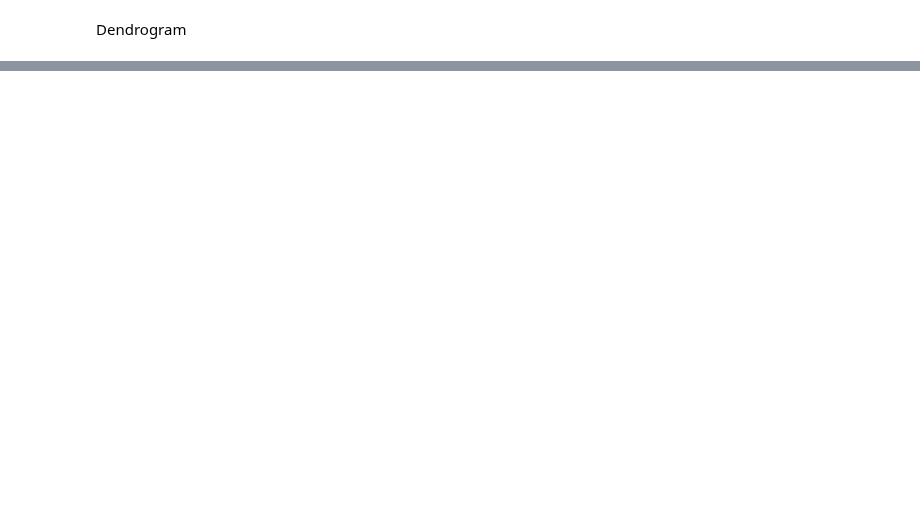
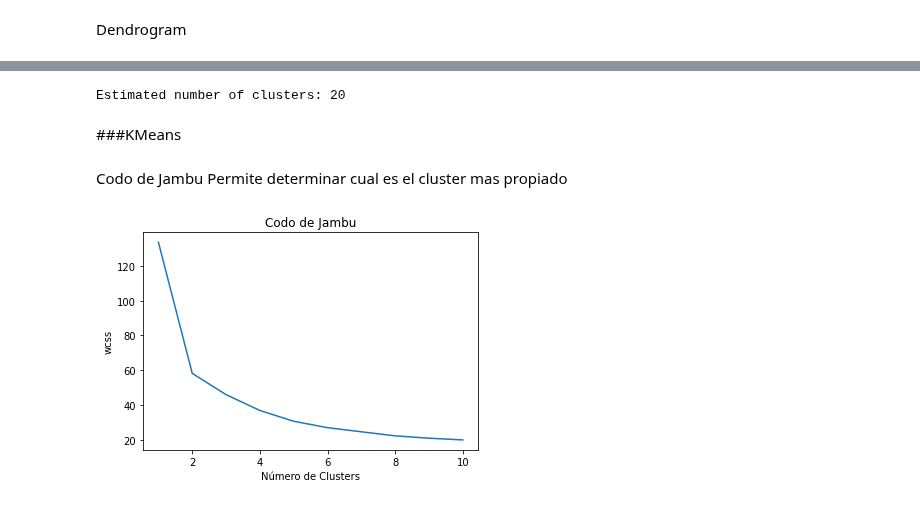
Before and after one commit to RonnyGuevara/Machine-Learning, a Jupyter notebook: TP5/TP5_ML.ipynb, the cells around one changed output, grey strips where cells are left out. Drawn from its saved outputs; the diff is of its cells as text; code cells hidden in the pictures; blank space fills up the shorter version.

```diff
--- a/TP5/TP5_ML.ipynb
+++ b/TP5/TP5_ML.ipynb
@@ -141,0 +203,17 @@ plt.show()
+# %%
+#@title Selección de valores { run: "auto" }
+n_clusters = 3 #@param {type:"slider", min:1, max:8, step:1}
+distance = 'euclidean' #@param ["euclidean", "manhattan", "cosine"]
+linkage = 'ward' #@param ["ward", "complete", "average", "single"]
+option = 'Milk' #@param ["Channel", "Region", "Fresh", "Milk", "Grocery", "Frozen","Detergents_Paper", "Delicassen"]
+option_2 = 'Grocery' #@param ["Channel", "Region", "Fresh", "Milk", "Grocery", "Frozen","Detergents_Paper", "Delicassen"]
+
+cluster = AgglomerativeClustering(n_clusters=n_clusters, affinity=distance, linkage=linkage)
+cluster.fit_predict(df_nor)
+cluster.labels_
+plt.figure(figsize=(10, 7))
+plt.scatter(df_nor[option], df_nor[option_2], c=cluster.labels_)
+
+
+plt.figure(figsize=(10, 7))
+plt.scatter(df[option], df[option_2], c=cluster.labels_)
@@ -141,0 +228,9 @@ plt.show()
+# %%
+productos = set(df_nor.keys())
+matrix = pd.DataFrame(0, columns=df_nor.columns, index=df_nor.columns)
+
+for i in productos:
+    for k in productos:
+        matrix.loc[i, k] = -((df_nor[i] - df_nor[k])**2).sum()
+
+matrix
@@ -141,0 +320,32 @@ plt.show()
+# %%
+from sklearn.cluster import AffinityPropagation
+from sklearn import metrics
+from sklearn.datasets import make_blobs
+from itertools import cycle
+
+clustering = AffinityPropagation(random_state = 1).fit(df_nor)
+cluster_centers_indices = clustering.cluster_centers_indices_
+n_clusters_ = len(cluster_centers_indices)
+labels = clustering.labels_
+print("Estimated number of clusters: %d" % n_clusters_)
+# %% [output]
+Estimated number of clusters: 20
+# %% [markdown]
+###KMeans
+# %% [markdown]
+Codo de Jambu
+Permite determinar cual es el cluster mas propiado
+# %%
+wcss = []
+for i in range (1,11):
+  kmeans = KMeans(n_clusters=i, max_iter = 300)
+  kmeans.fit(df_nor)
+  wcss.append(kmeans.inertia_)
+# %%
+plt.plot(range(1,11),wcss)
+plt.title("Codo de Jambu")
+plt.xlabel("Número de Clusters")
+plt.ylabel("wcss")
+plt.show()
+# %% [output]
+[figure, added]
```
Also changed, not shown: parts of 26 cells of this notebook.
